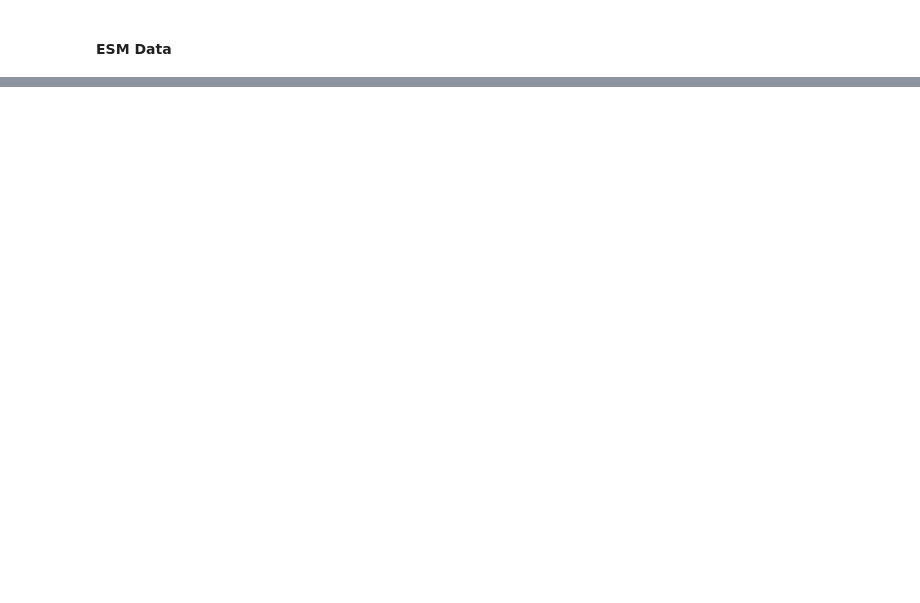
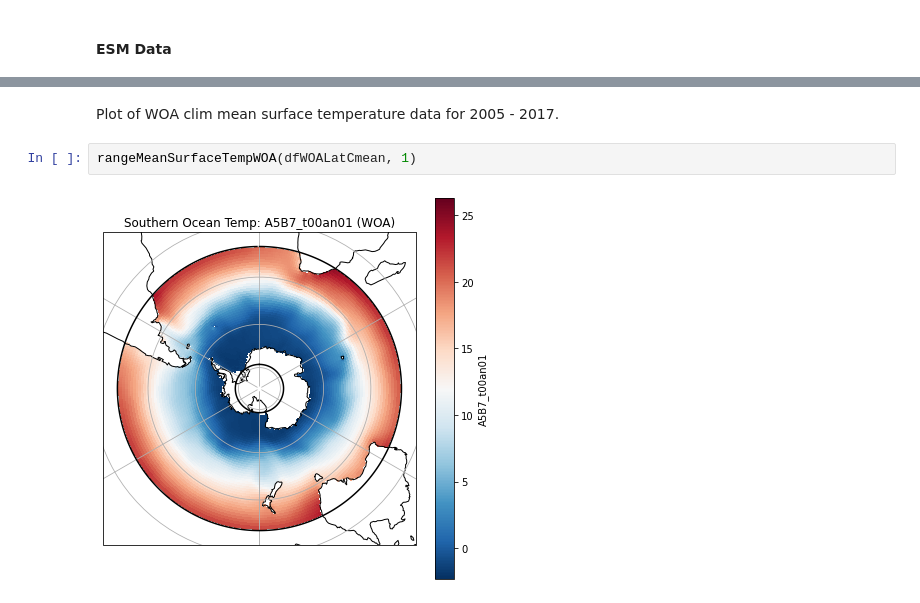
Before and after one commit to el1247/BAS_AI4ER_SAM, a Jupyter notebook: notebooks/exploratory/1.0_el_ESMvsWOA.ipynb, the cells around one changed output, grey strips where cells are left out. Drawn from its saved outputs; the diff is of its cells as text; blank space fills up the shorter version.

```diff
--- a/notebooks/exploratory/1.0_el_ESMvsWOA.ipynb
+++ b/notebooks/exploratory/1.0_el_ESMvsWOA.ipynb
@@ -130,0 +237,6 @@ Data loaded
+# %% [markdown]
+Plot of WOA clim mean surface temperature data for 2005 - 2017.
+# %%
+rangeMeanSurfaceTempWOA(dfWOALatCmean, 1)
+# %% [output]
+[figure, added]
```
Also changed, not shown: parts of 24 cells of this notebook, 2 other files.
